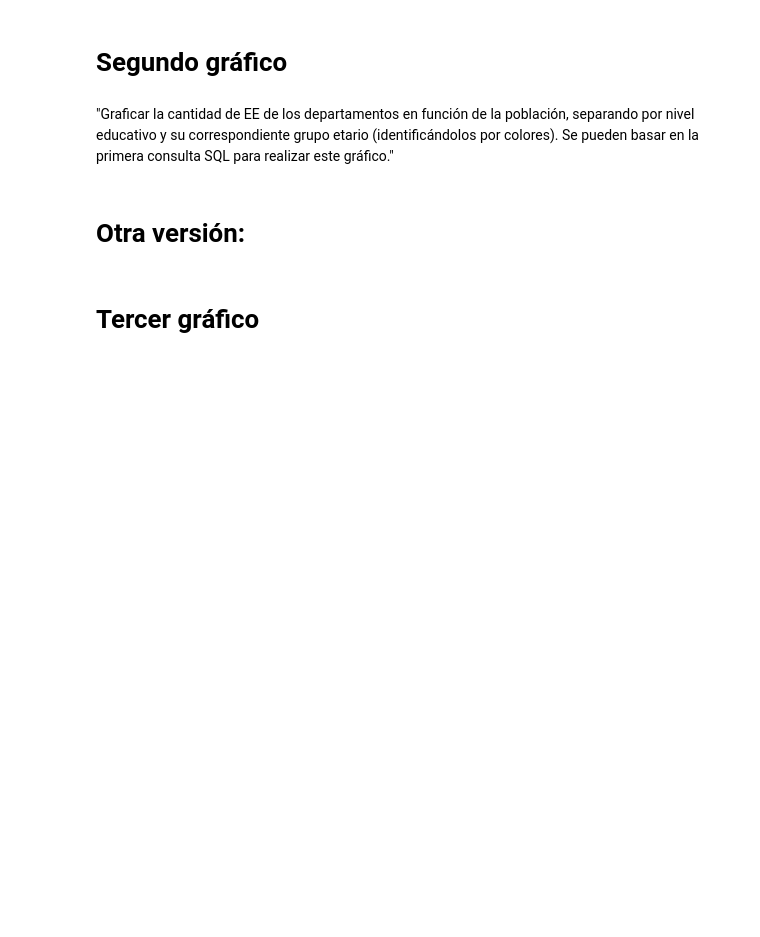
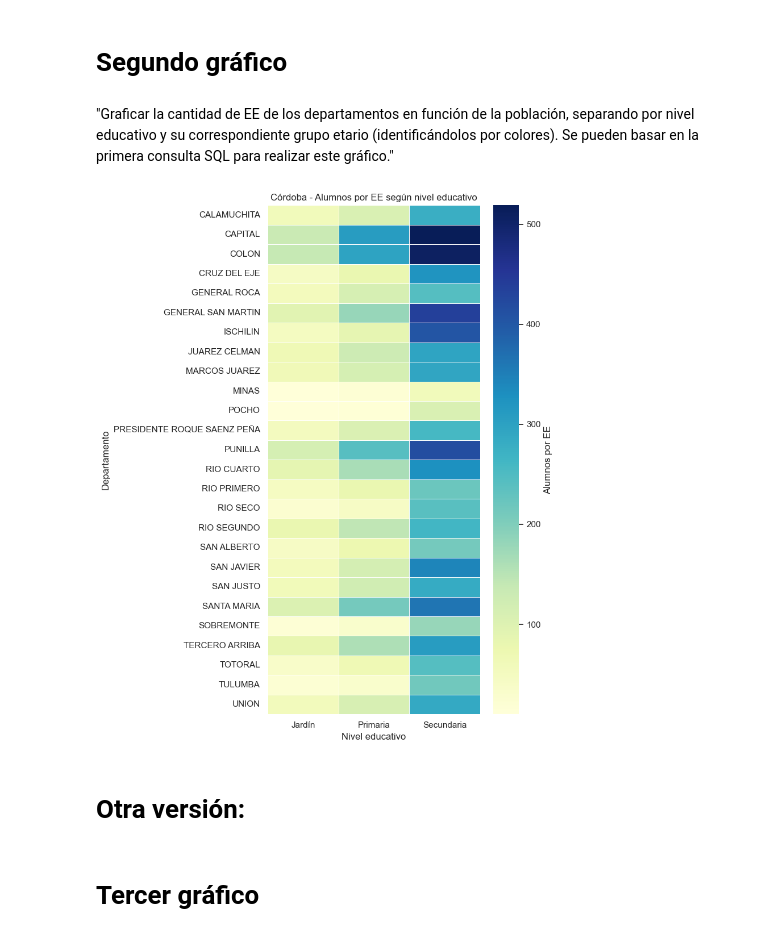
Before and after one commit to jerovernay/Tp-LaboDD-1, a Jupyter notebook: Descargas/main.ipynb, the cells around one changed output. Drawn from its saved outputs; the diff is of its cells as text; code cells hidden in the pictures; blank space fills up the shorter version.

Commit message:
actualizo los graficos

```diff
--- a/Descargas/main.ipynb
+++ b/Descargas/main.ipynb
@@ -354,75 +356,53 @@ separando por nivel educativo y su correspondiente grupo etario
 (identificándolos por colores). Se pueden basar en la primera consulta SQL
 para realizar este gráfico."
 # %%
-import plotly.graph_objects as go
+consulta_1 = pd.read_csv("ConsultasSQL\\Consulta_1.csv")                                            # Leemos el archivo consulta_1
+consulta_1.columns = consulta_1.columns.str.strip().str.lower()
 
-df = pd.read_csv("ConsultasSQL\\Consulta_1.csv")                            # Cargamos los datos
+provincia = "Córdoba"                                                                               # Si cambiamos este nombre cambia el grafico
+                                                                                                    # En la carpeta Graficos->grafico_2 se encuentran
+                                                                                                    # todas las provincias
+df_prov = consulta_1[consulta_1["provincia"] == provincia].copy()
 
-df["chicos_por_jardin"] = df["poblacion_jardin"] / df["jardines"]           # Calculamos chicos por EE
-df["chicos_por_primaria"] = df["poblacion_primaria"] / df["primarias"]
-df["chicos_por_secundaria"] = df["poblacion_secundaria"] / df["secundarios"]
 
-provincias = df["provincia"].unique()                                       # Listamos las provincias
+df_prov["alumnos_por_jardin"] = df_prov["poblacion_jardin"] / df_prov["jardines"]                   # Calculamos los alumnos por EE segun nivel
+df_prov["alumnos_por_primaria"] = df_prov["poblacion_primaria"] / df_prov["primarias"]
+df_prov["alumnos_por_secundaria"] = df_prov["poblacion_secundaria"] / df_prov["secundarios"]
 
-colores = {
-    "Jardín": "#E69F00",                                                # Colores para los niveles educativos
-    "Primaria": "#56B4E9",
-    "Secundaria": "#009E73"
-}
 
-fig = go.Figure()                                                           # Creamos figura con slider
+df_prov.replace([float("inf"), float("-inf")], pd.NA, inplace=True)                                 # Aqui limpiamos datos invalidos como la antartida
+df_prov.dropna(subset=["alumnos_por_jardin", "alumnos_por_primaria", "alumnos_por_secundaria"], inplace=True)
 
-for i, prov in enumerate(provincias):
-    subdf = df[df["provincia"] == prov]
-    departamentos = subdf["departamento"]
 
-    # Agregar una barra para cada nivel
-    for nivel, columna in zip(["Jardín", "Primaria", "Secundaria"],
-                              ["chicos_por_jardin", "chicos_por_primaria", "chicos_por_secundaria"]):
-        fig.add_trace(go.Bar(
-            x=departamentos,
-            y=subdf[columna],
-            name=nivel,
-            marker_color=colores[nivel],
-            visible=(i == 0),  # solo la primera provincia visible por defecto
-            offsetgroup=nivel,
-            legendgroup=nivel,
-            xaxis="x",
-            yaxis="y"
-        ))
-
-steps = []                                                                  # Creamos los pasos del slider
-for i, prov in enumerate(provincias):
-    visibles = [False] * (len(provincias) * 3)
-    for j in range(3):                                                      # cada provincia tiene 3 trazas
-        visibles[i * 3 + j] = True
-    step = dict(
-        method="update",
-        args=[{"visible": visibles},
-              {"title": f"Provincia: {prov}"}],
-        label=prov
-    )
-    steps.append(step)
-
-sliders = [dict(
-    active=0,
-    currentvalue={"prefix": "Provincia: "},
-    pad={"t": 50},
-    steps=steps
-)]
-
-# Layout final
-fig.update_layout(                                                          # Layout final
-    sliders=sliders,
-    barmode='group',
-    title="Cantidad de chicos por EE (Establecimientos Educativos)",
-    xaxis_title="Departamento",
-    yaxis_title="Chicos por EE",
-    xaxis_tickangle=-90,
-    height=600
+df_long = df_prov.melt(                                                                             # Cambiamos el formato
+    id_vars=["departamento"],
+    value_vars=["alumnos_por_jardin", "alumnos_por_primaria", "alumnos_por_secundaria"],
+    var_name="nivel",
+    value_name="alumnos_por_ee"
 )
 
-fig.show()
+
+df_long["nivel"] = df_long["nivel"].replace({                                                       # Renombramos las columnas para armar el grafico
+    "alumnos_por_jardin": "Jardín",
+    "alumnos_por_primaria": "Primaria",
+    "alumnos_por_secundaria": "Secundaria"
+})
+
+plt.figure(figsize=(8, 10))                                                                         # Creamos el HeatMap
+sns.heatmap(
+    df_long.pivot(index="departamento", columns="nivel", values="alumnos_por_ee"),
+    cmap="YlGnBu",
+    linewidths=0.5,
+    cbar_kws={"label": "Alumnos por EE"},
+    annot=False
+)
+plt.title(f"{provincia} - Alumnos por EE según nivel educativo")
+plt.xlabel("Nivel educativo")
+plt.ylabel("Departamento")
+plt.tight_layout()
+plt.show()
+# %% [output]
+[figure, added]
 # %% [markdown]
 # Otra versión:
 # %%
```
Also changed, not shown: parts of 9 cells of this notebook, 23 other files.
